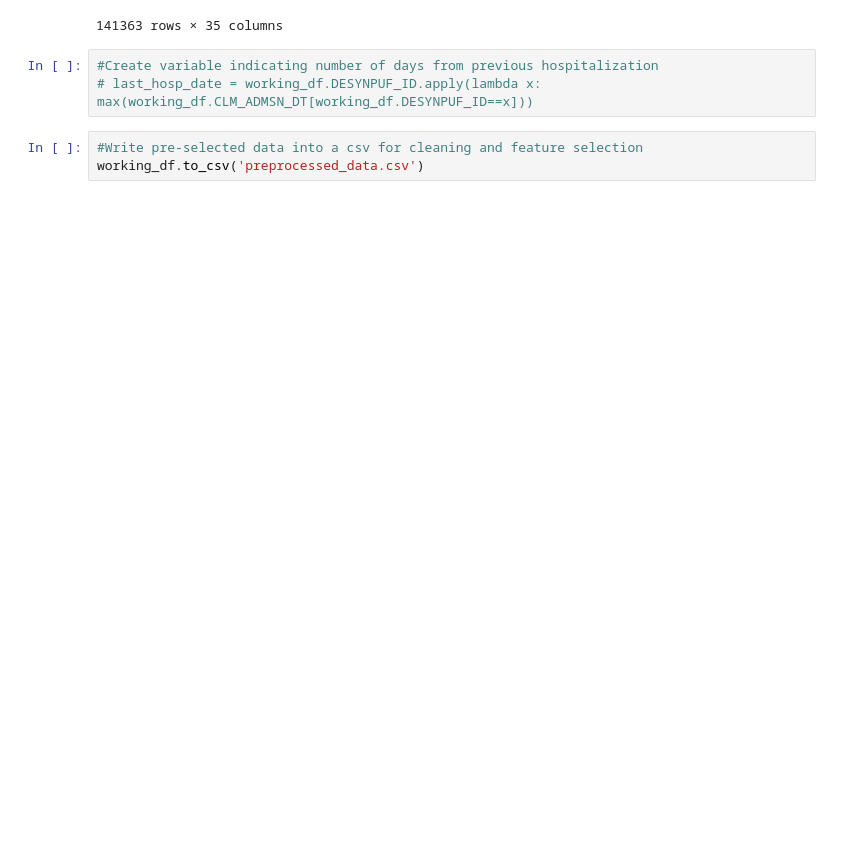
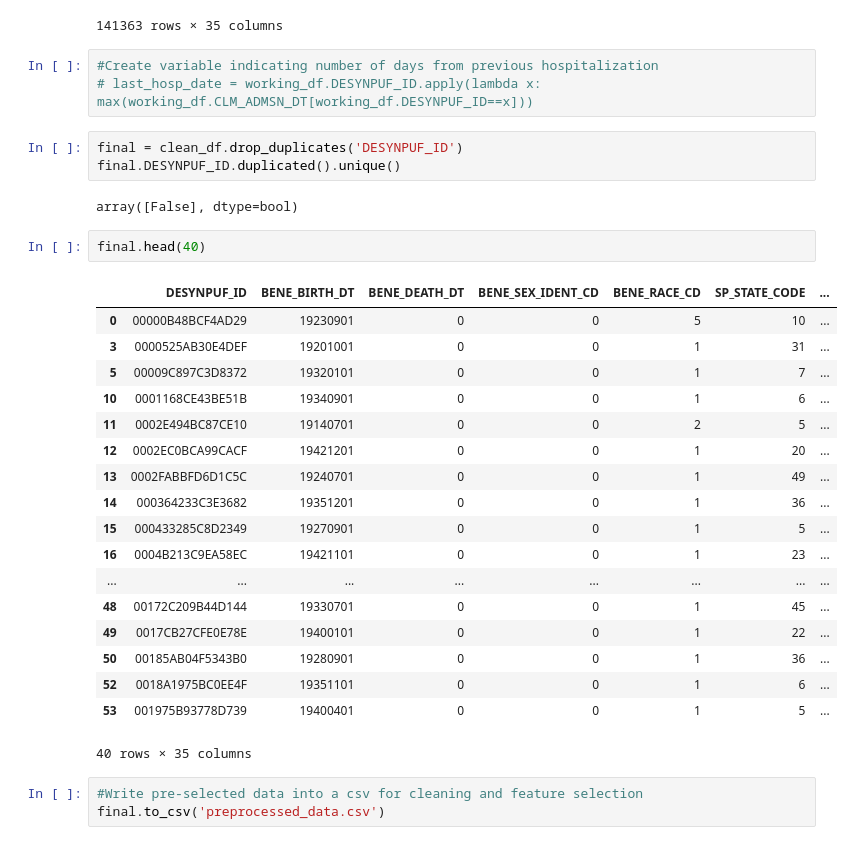
Before and after one commit to ksenialearn/hospitalization_forecast, a Jupyter notebook: data_preparation.ipynb, the cells around one changed output. Cells and saved outputs as stored; diff of their text form; blank space fills up the shorter version.

Commit message:
non-duplicated

```diff
--- a/data_preparation.ipynb
+++ b/data_preparation.ipynb
@@ -425,6 +424,32 @@ clean_df
 # %%
 #Create variable indicating number of days from previous hospitalization
 # last_hosp_date = working_df.DESYNPUF_ID.apply(lambda x: max(working_df.CLM_ADMSN_DT[working_df.DESYNPUF_ID==x]))
+# %%
+final = clean_df.drop_duplicates('DESYNPUF_ID')
+final.DESYNPUF_ID.duplicated().unique()
+# %% [output]
+array([False], dtype=bool)
+# %%
+final.head(40)
+# %% [output]
+|  | DESYNPUF_ID | BENE_BIRTH_DT | BENE_DEATH_DT | BENE_SEX_IDENT_CD | BENE_RACE_CD | SP_STATE_CODE | ... |
+| 0 | 00000B48BCF4AD29 | 19230901 | 0 | 0 | 5 | 10 | ... |
+| 3 | 0000525AB30E4DEF | 19201001 | 0 | 0 | 1 | 31 | ... |
+| 5 | 00009C897C3D8372 | 19320101 | 0 | 0 | 1 | 7 | ... |
+| 10 | 0001168CE43BE51B | 19340901 | 0 | 0 | 1 | 6 | ... |
+| 11 | 0002E494BC87CE10 | 19140701 | 0 | 0 | 2 | 5 | ... |
+| 12 | 0002EC0BCA99CACF | 19421201 | 0 | 0 | 1 | 20 | ... |
+| 13 | 0002FABBFD6D1C5C | 19240701 | 0 | 0 | 1 | 49 | ... |
+| 14 | 000364233C3E3682 | 19351201 | 0 | 0 | 1 | 36 | ... |
+| 15 | 000433285C8D2349 | 19270901 | 0 | 0 | 1 | 5 | ... |
+| 16 | 0004B213C9EA58EC | 19421101 | 0 | 0 | 1 | 23 | ... |
+| ... | ... | ... | ... | ... | ... | ... | ... |
+| 48 | 00172C209B44D144 | 19330701 | 0 | 0 | 1 | 45 | ... |
+| 49 | 0017CB27CFE0E78E | 19400101 | 0 | 0 | 1 | 22 | ... |
+| 50 | 00185AB04F5343B0 | 19280901 | 0 | 0 | 1 | 36 | ... |
+| 52 | 0018A1975BC0EE4F | 19351101 | 0 | 0 | 1 | 6 | ... |
+| 53 | 001975B93778D739 | 19400401 | 0 | 0 | 1 | 5 | ... |
+40 rows × 35 columns
 # %%
 #Write pre-selected data into a csv for cleaning and feature selection
-working_df.to_csv('preprocessed_data.csv')
+final.to_csv('preprocessed_data.csv')
```
Also changed, not shown: parts of 1 cell of this notebook, 1 other file.
